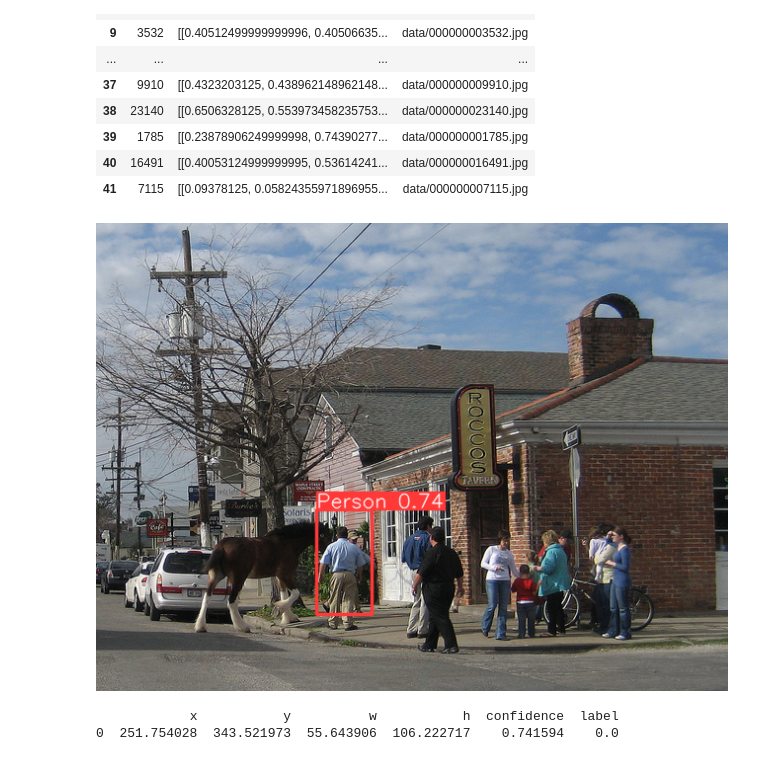
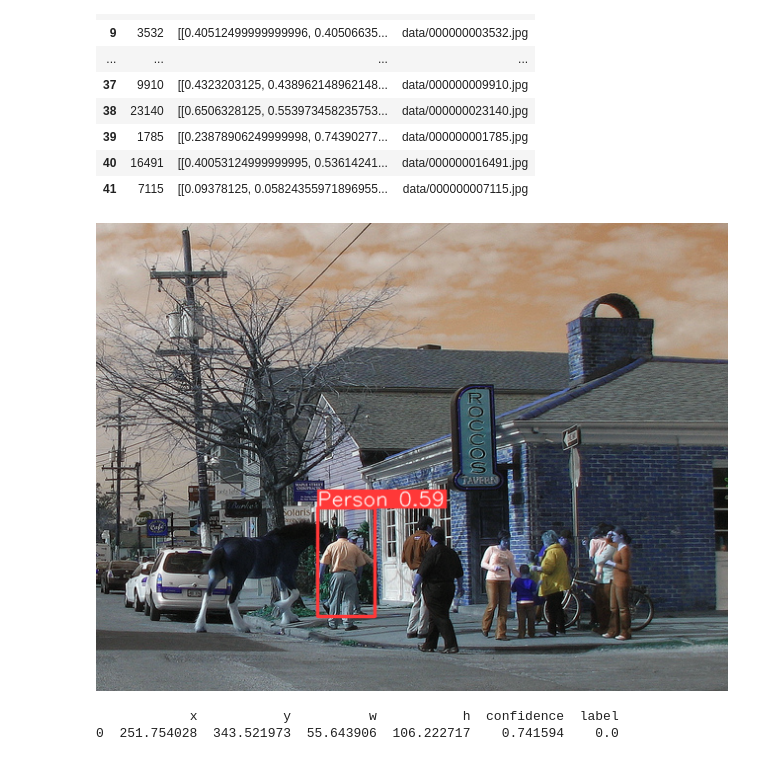
Before and after one commit to Uzair05/crowdDetection, a Jupyter notebook: CrowdCounting.ipynb, the cells around one changed output. Saved outputs shown, nothing was run; the diff lists cells and outputs as text; code cells hidden in the pictures.

Commit message:
model in trainin

```diff
--- a/CrowdCounting.ipynb
+++ b/CrowdCounting.ipynb
@@ -42,10 +42,10 @@ test
 | 40 | 16491 | [[0.40053124999999995, 0.53614241... | data/000000016491.jpg |
 | 41 | 7115 | [[0.09378125, 0.05824355971896955... | data/000000007115.jpg |
 # %%
-res = model(test.iloc[22]["path"])
+res = model(cv2.imread(test.iloc[22]["path"]))
 res.show()
 # %% [output]
-[figure, old version]
+[figure, new version]
 # %%
 res = pd.DataFrame(res.xywh[0].cpu().numpy(), columns=["x", "y", "w", "h", "confidence", "label"])
 # %%
```
Also changed, not shown: 1 other file.
